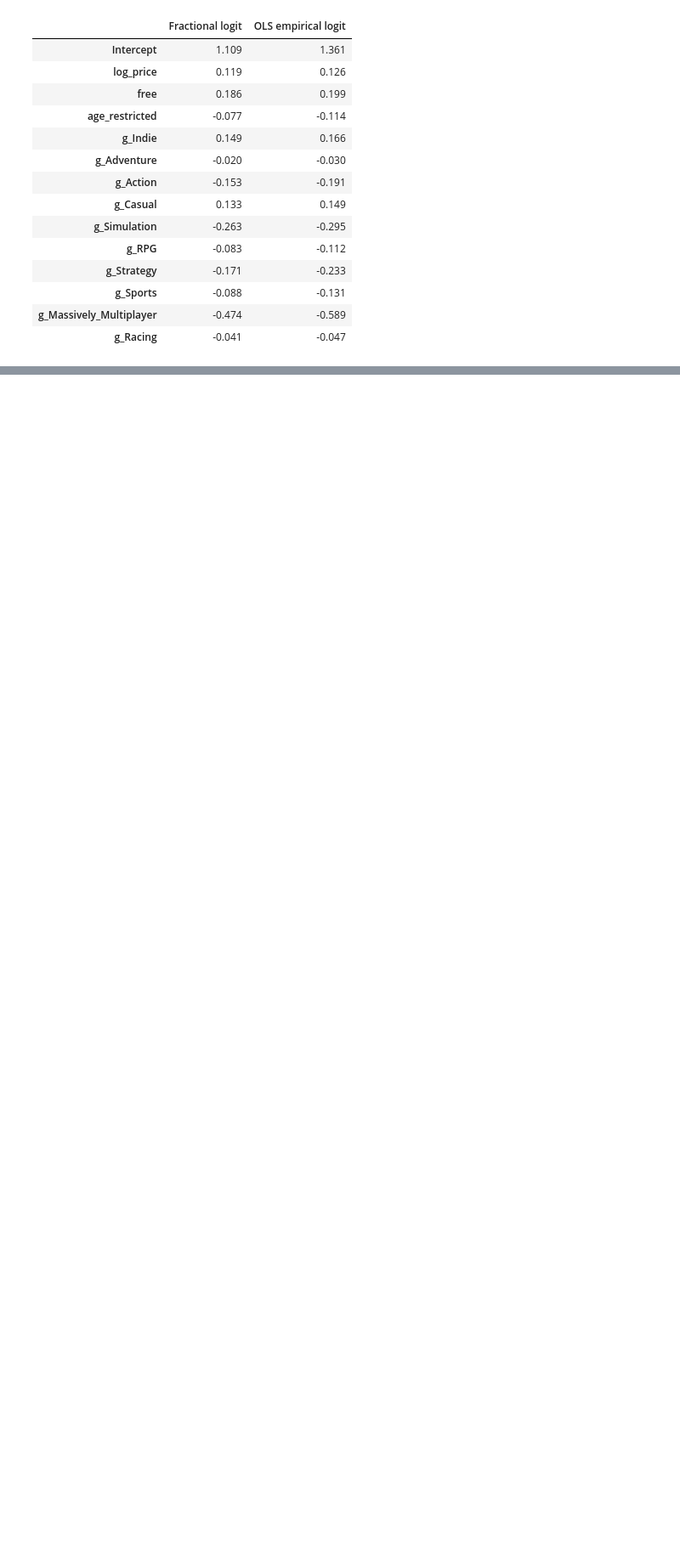
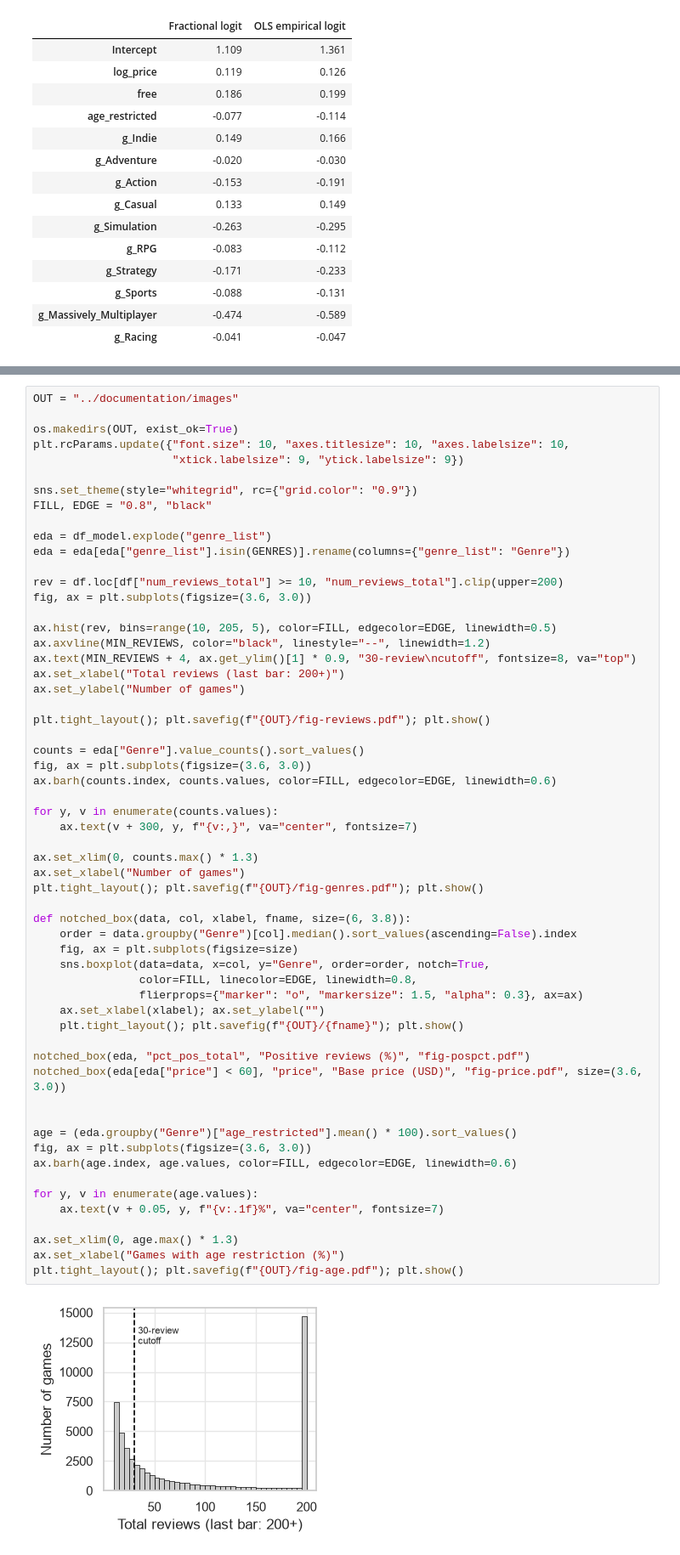
Before and after one commit to rakeikahukoti-del/DATA301-individual-project, a Jupyter notebook: notebooks/phase2-analysis.ipynb, the cells around one changed output, grey strips where cells are left out. Shown at 85% size. Cells and saved outputs as stored; diff of their text form; blank space fills up the shorter version.

```diff
--- a/notebooks/phase2-analysis.ipynb
+++ b/notebooks/phase2-analysis.ipynb
@@ -269,0 +276,60 @@ pd.DataFrame({"Fractional logit": m_full.params, "OLS empirical logit": m_ols.pa
+# %%
+OUT = "../documentation/images"
+
+os.makedirs(OUT, exist_ok=True)
+plt.rcParams.update({"font.size": 10, "axes.titlesize": 10, "axes.labelsize": 10,
+                     "xtick.labelsize": 9, "ytick.labelsize": 9})
+
+sns.set_theme(style="whitegrid", rc={"grid.color": "0.9"})
+FILL, EDGE = "0.8", "black"
+
+eda = df_model.explode("genre_list")
+eda = eda[eda["genre_list"].isin(GENRES)].rename(columns={"genre_list": "Genre"})
+
+rev = df.loc[df["num_reviews_total"] >= 10, "num_reviews_total"].clip(upper=200)
+fig, ax = plt.subplots(figsize=(3.6, 3.0))
+
+ax.hist(rev, bins=range(10, 205, 5), color=FILL, edgecolor=EDGE, linewidth=0.5)
+ax.axvline(MIN_REVIEWS, color="black", linestyle="--", linewidth=1.2)
+ax.text(MIN_REVIEWS + 4, ax.get_ylim()[1] * 0.9, "30-review\ncutoff", fontsize=8, va="top")
+ax.set_xlabel("Total reviews (last bar: 200+)")
+ax.set_ylabel("Number of games")
+
+plt.tight_layout(); plt.savefig(f"{OUT}/fig-reviews.pdf"); plt.show()
+
+counts = eda["Genre"].value_counts().sort_values()
+fig, ax = plt.subplots(figsize=(3.6, 3.0))
+ax.barh(counts.index, counts.values, color=FILL, edgecolor=EDGE, linewidth=0.6)
+
+for y, v in enumerate(counts.values):
+    ax.text(v + 300, y, f"{v:,}", va="center", fontsize=7)
+
+ax.set_xlim(0, counts.max() * 1.3)
+ax.set_xlabel("Number of games")
+plt.tight_layout(); plt.savefig(f"{OUT}/fig-genres.pdf"); plt.show()
+
+def notched_box(data, col, xlabel, fname, size=(6, 3.8)):
+    order = data.groupby("Genre")[col].median().sort_values(ascending=False).index
+    fig, ax = plt.subplots(figsize=size)
+    sns.boxplot(data=data, x=col, y="Genre", order=order, notch=True,
+                color=FILL, linecolor=EDGE, linewidth=0.8,
+                flierprops={"marker": "o", "markersize": 1.5, "alpha": 0.3}, ax=ax)
+    ax.set_xlabel(xlabel); ax.set_ylabel("")
+    plt.tight_layout(); plt.savefig(f"{OUT}/{fname}"); plt.show()
+
+notched_box(eda, "pct_pos_total", "Positive reviews (%)", "fig-pospct.pdf")
+notched_box(eda[eda["price"] < 60], "price", "Base price (USD)", "fig-price.pdf", size=(3.6, 3.0))
+
+
+age = (eda.groupby("Genre")["age_restricted"].mean() * 100).sort_values()
+fig, ax = plt.subplots(figsize=(3.6, 3.0))
+ax.barh(age.index, age.values, color=FILL, edgecolor=EDGE, linewidth=0.6)
+
+for y, v in enumerate(age.values):
+    ax.text(v + 0.05, y, f"{v:.1f}%", va="center", fontsize=7)
+
+ax.set_xlim(0, age.max() * 1.3)
+ax.set_xlabel("Games with age restriction (%)")
+plt.tight_layout(); plt.savefig(f"{OUT}/fig-age.pdf"); plt.show()
+# %% [output]
+[figure, added]
```
Also changed, not shown: parts of 11 cells of this notebook, 13 other files.
